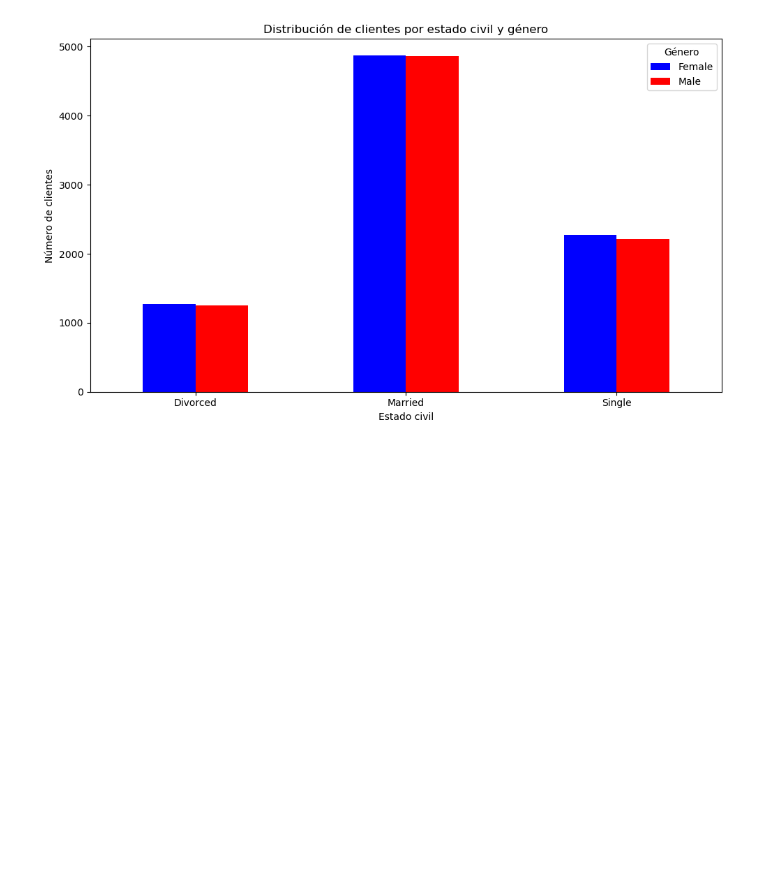
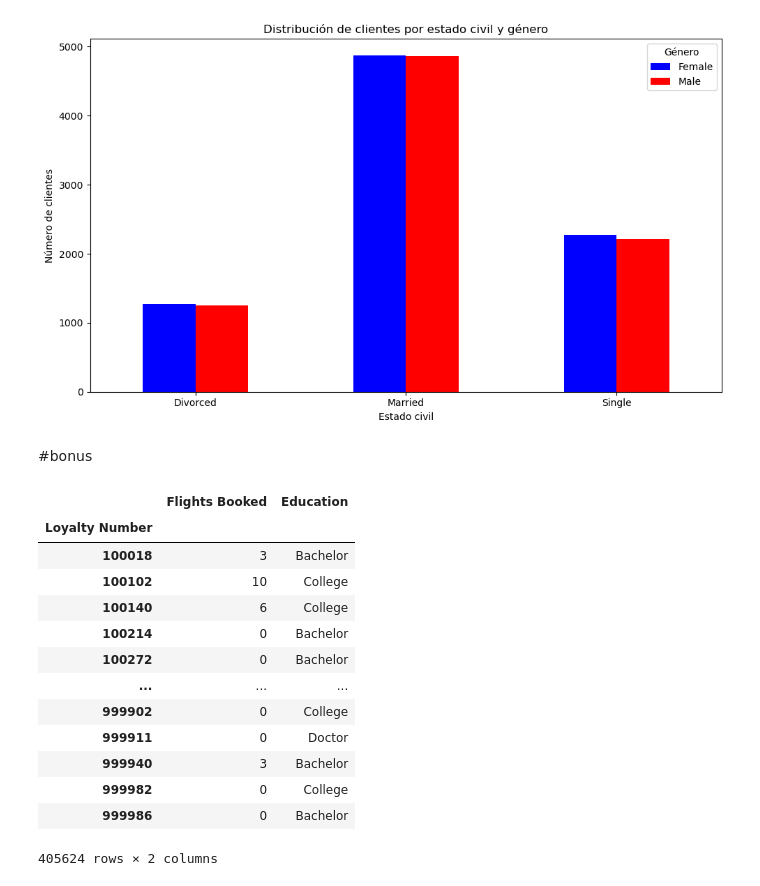
Before and after one commit to Adalab/bda-modulo-3-evaluacion-final-Martitaa, a Jupyter notebook: evaluacion_final.ipynb, the cells around one changed output. Saved outputs shown, nothing was run; the diff lists cells and outputs as text; code cells hidden in the pictures; blank space fills up the shorter version.

```diff
--- a/evaluacion_final.ipynb
+++ b/evaluacion_final.ipynb
@@ -455,3 +470,5 @@ plt.tight_layout()
 plt.show()
 # %% [output]
 [figure]
+# %% [markdown]
+#bonus
@@ -457,0 +477,17 @@ plt.show()
+# %%
+df_filtrado
+# %% [output]
+|  | Flights Booked | Education |
+| Loyalty Number |  |  |
+| 100018 | 3 | Bachelor |
+| 100102 | 10 | College |
+| 100140 | 6 | College |
+| 100214 | 0 | Bachelor |
+| 100272 | 0 | Bachelor |
+| ... | ... | ... |
+| 999902 | 0 | College |
+| 999911 | 0 | Doctor |
+| 999940 | 3 | Bachelor |
+| 999982 | 0 | College |
+| 999986 | 0 | Bachelor |
+405624 rows × 2 columns
```
Also changed, not shown: parts of 6 cells of this notebook.
